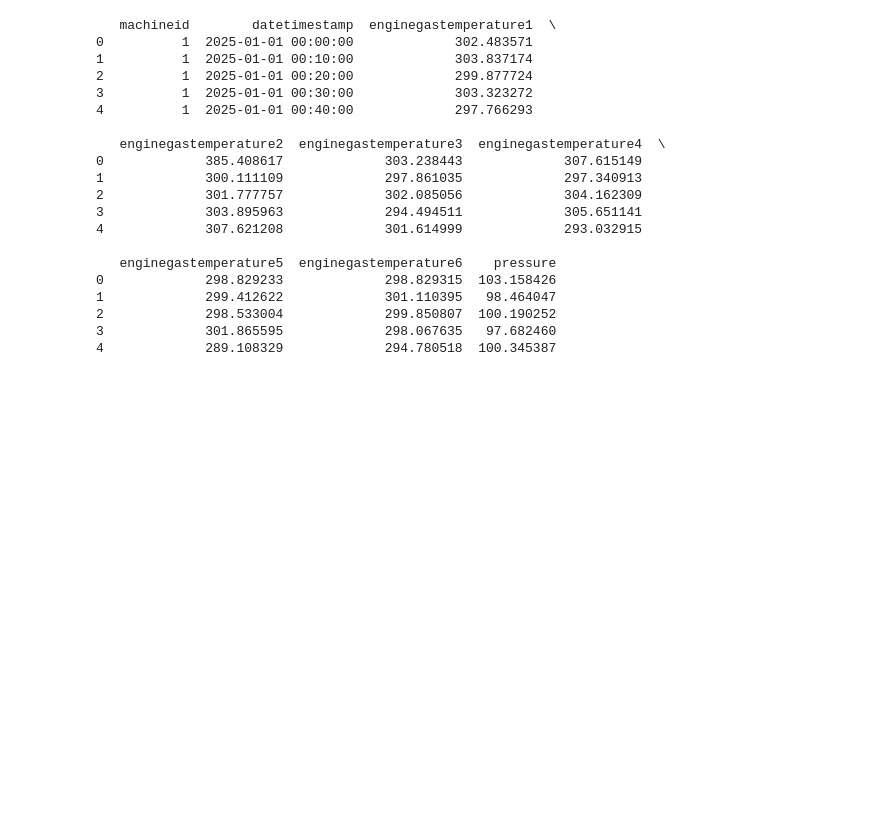
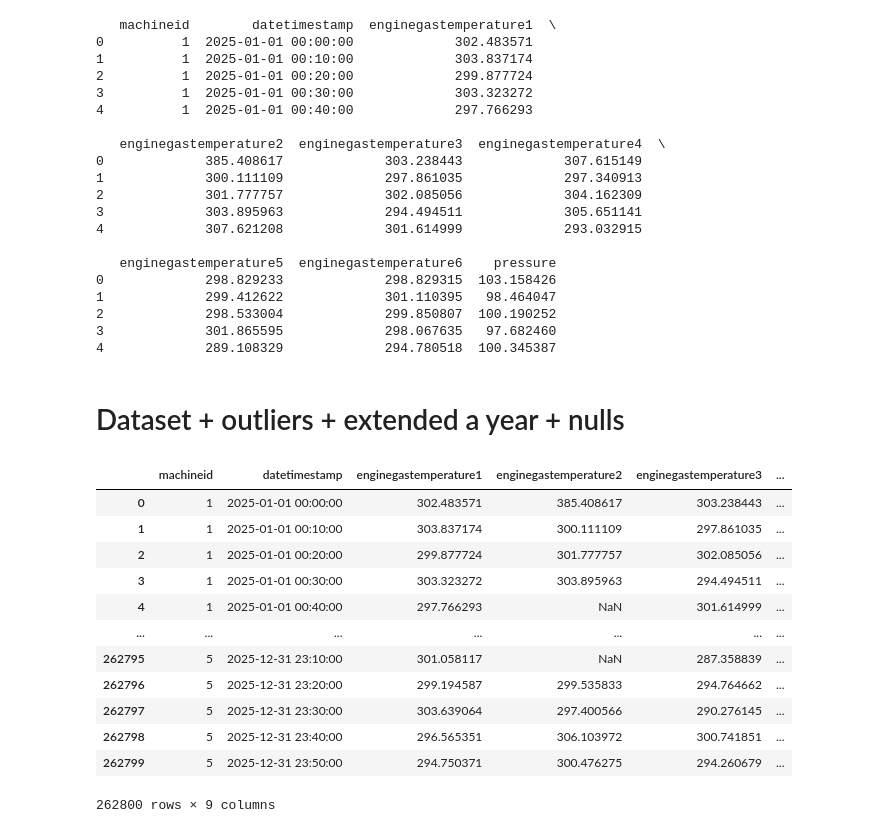
Before and after one commit to rosa-lpz/Data-Science-Portfolio, a Jupyter notebook: Predictive Maintenance/pred_maint_failures/notebooks/generate_dataset.ipynb, the cells around one changed output. Saved outputs shown, nothing was run; the diff lists cells and outputs as text; code cells hidden in the pictures; blank space fills up the shorter version.

```diff
--- a/Predictive Maintenance/pred_maint_failures/notebooks/generate_dataset.ipynb
+++ b/Predictive Maintenance/pred_maint_failures/notebooks/generate_dataset.ipynb
@@ -240,3 +242,5 @@ print(df.head())
 2             298.533004             299.850807  100.190252
 3             301.865595             298.067635   97.682460
 4             289.108329             294.780518  100.345387
+# %% [markdown]
+# Dataset + outliers + extended a year + nulls
@@ -242,0 +318,16 @@ print(df.head())
+# %%
+df
+# %% [output]
+|  | machineid | datetimestamp | enginegastemperature1 | enginegastemperature2 | enginegastemperature3 | ... |
+| 0 | 1 | 2025-01-01 00:00:00 | 302.483571 | 385.408617 | 303.238443 | ... |
+| 1 | 1 | 2025-01-01 00:10:00 | 303.837174 | 300.111109 | 297.861035 | ... |
+| 2 | 1 | 2025-01-01 00:20:00 | 299.877724 | 301.777757 | 302.085056 | ... |
+| 3 | 1 | 2025-01-01 00:30:00 | 303.323272 | 303.895963 | 294.494511 | ... |
+| 4 | 1 | 2025-01-01 00:40:00 | 297.766293 | NaN | 301.614999 | ... |
+| ... | ... | ... | ... | ... | ... | ... |
+| 262795 | 5 | 2025-12-31 23:10:00 | 301.058117 | NaN | 287.358839 | ... |
+| 262796 | 5 | 2025-12-31 23:20:00 | 299.194587 | 299.535833 | 294.764662 | ... |
+| 262797 | 5 | 2025-12-31 23:30:00 | 303.639064 | 297.400566 | 290.276145 | ... |
+| 262798 | 5 | 2025-12-31 23:40:00 | 296.565351 | 306.103972 | 300.741851 | ... |
+| 262799 | 5 | 2025-12-31 23:50:00 | 294.750371 | 300.476275 | 294.260679 | ... |
+262800 rows × 9 columns
```
Also changed, not shown: parts of 7 cells of this notebook, 3 other files.
